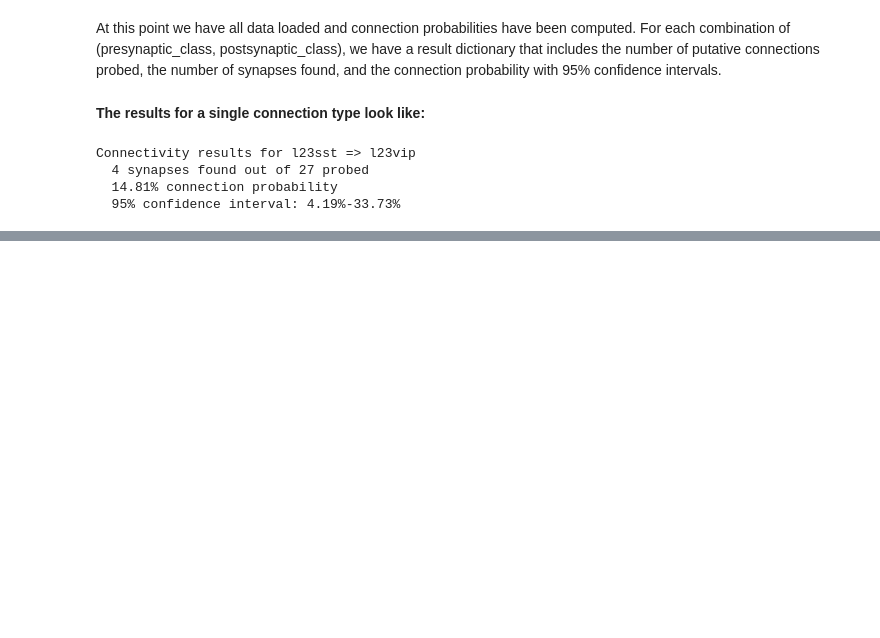
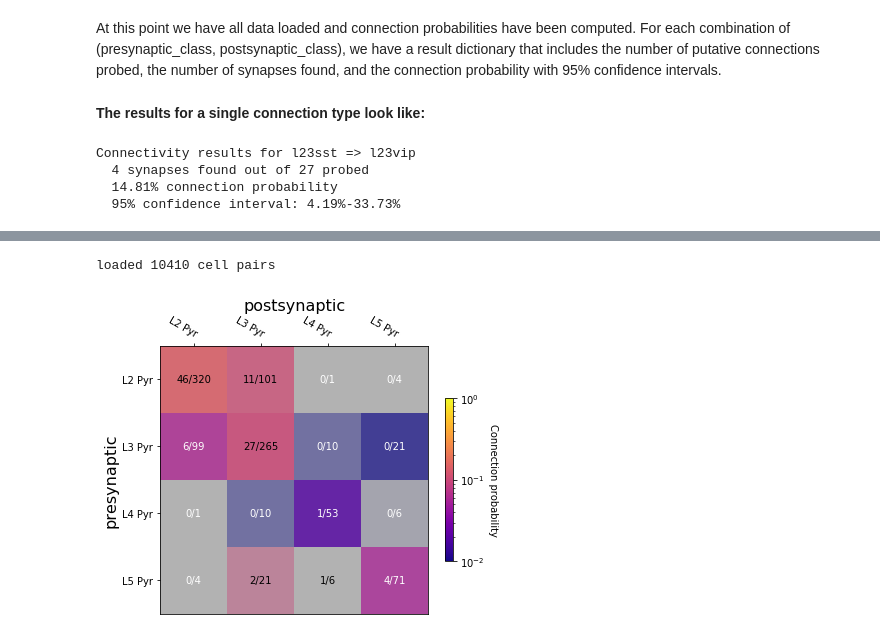
Before and after one commit to aiephys/multipatch_analysis, a Jupyter notebook: doc/connectivity.ipynb, the cells around one changed output, grey strips where cells are left out. Saved outputs shown, nothing was run; the diff lists cells and outputs as text; code cells hidden in the pictures; blank space fills up the shorter version.

```diff
--- a/doc/connectivity.ipynb
+++ b/doc/connectivity.ipynb
@@ -241,0 +177,52 @@ fig.savefig('mouse_connectivity_matrix.svg', format='svg')
+# %%
+# Load all cell pairs associated with mouse V1 projects
+human_pairs = db.pair_query(project_name=["human coarse matrix"]).all()
+
+print("loaded %d cell pairs" % len(human_pairs))
+# %% [output]
+loaded 10410 cell pairs
+# %%
+cell_class_criteria = {
+    'l2pyr':  {'dendrite_type': 'spiny', 'cortical_layer': '2'},
+    'l3pyr':  {'dendrite_type': 'spiny', 'cortical_layer': '3'},
+    'l4pyr':  {'dendrite_type': 'spiny', 'cortical_layer': '4'},
+    'l5pyr':  {'dendrite_type': 'spiny', 'cortical_layer': '5'},
+}
+# %%
+cell_classes = {name:CellClass(name=name, **criteria) for name,criteria in cell_class_criteria.items()}
+# %%
+# Group all cells by selected classes
+cell_groups = classify_cells(cell_classes.values(), pairs=human_pairs)
+
+# Group pairs into (pre_class, post_class) groups
+pair_groups = classify_pairs(human_pairs, cell_groups)
+
+# analyze matrix elements
+results = measure_connectivity(pair_groups)
+# %%
+class_labels = {
+    'l2pyr':  'L2 Pyr',
+    'l2int':  'L2 Inh',
+    'l3pyr':  'L3 Pyr',
+    'l3int':  'L3 Inh',
+    'l4pyr':  'L4 Pyr',
+    'l4int':  'L4 Inh',
+    'l5pyr':  'L5 Pyr',
+    'l5int':  'L5 Inh',
+}
+
+# create a figure/axes to draw on
+fig, ax = plt.subplots(figsize=(6, 6))
+
+# finally, draw the colormap using the provided function:
+im, cbar, labels = show_connectivity_matrix(
+    ax=ax,
+    results=results,
+    pre_cell_classes=cell_classes.values(),
+    post_cell_classes=cell_classes.values(),
+    class_labels=class_labels,
+    cmap=cmap,
+    norm=norm
+)
+# %% [output]
+[figure, added]
```
Also changed, not shown: parts of 22 cells of this notebook, 1 other file.
